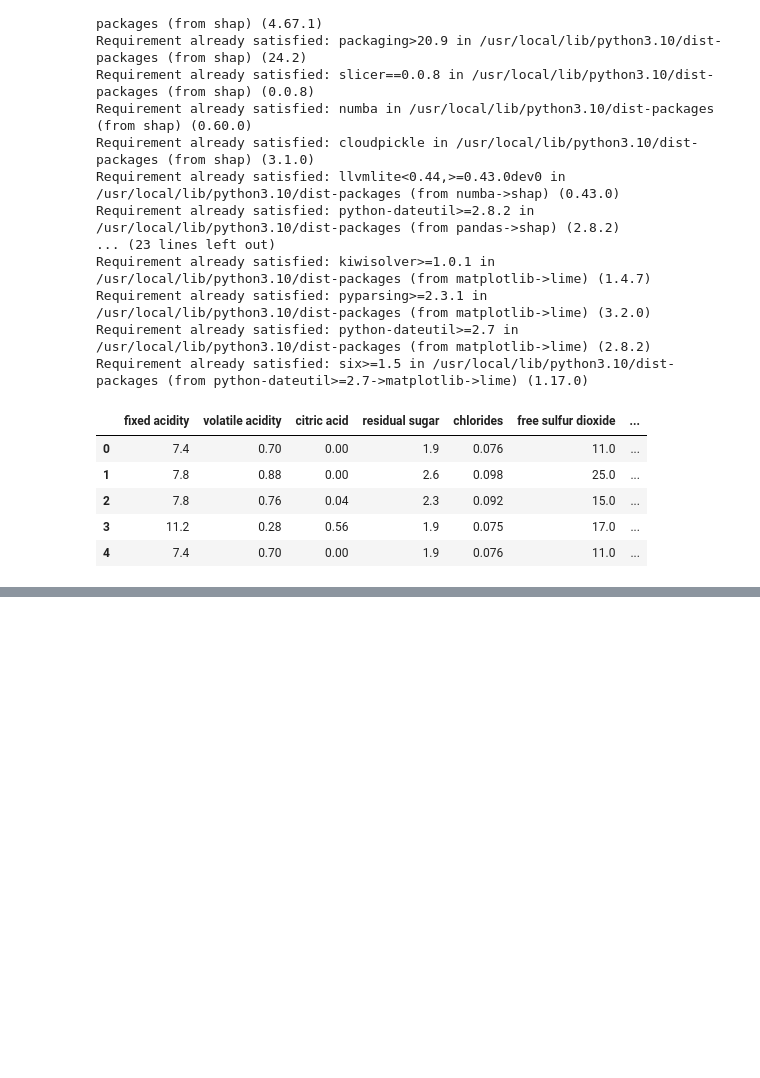
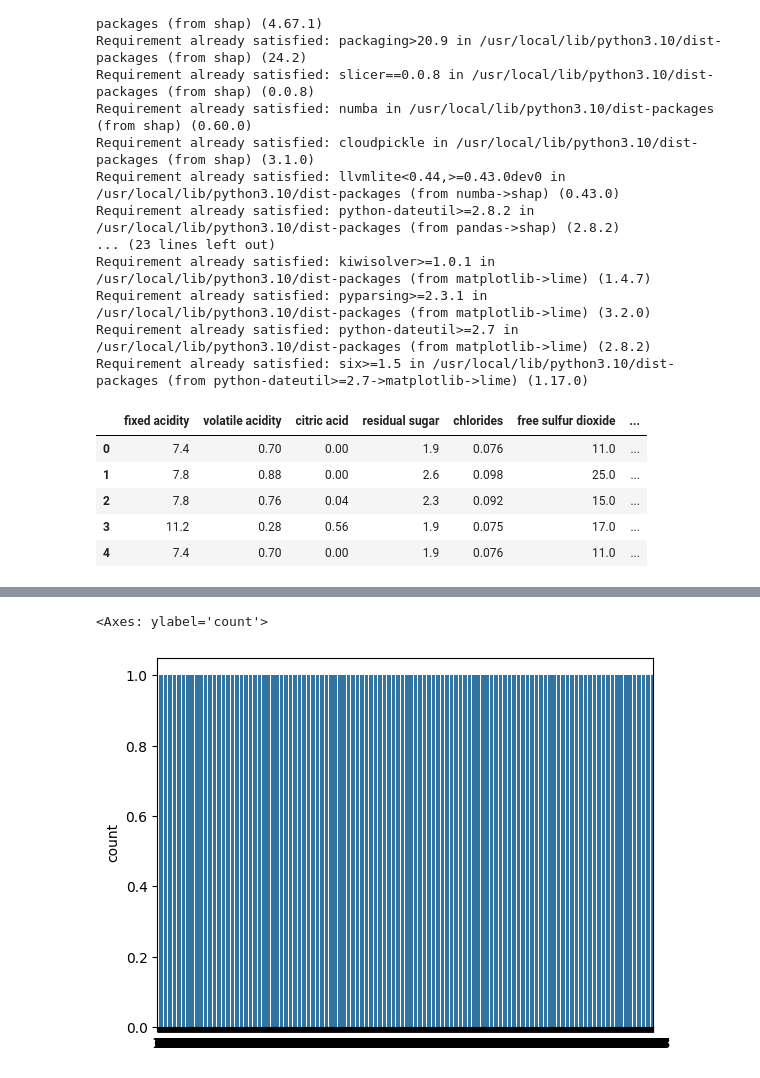
Before and after one commit to emiryavuz-13/xai-winequality-red, a Jupyter notebook: xai-winequality-red.ipynb, the cells around one changed output, grey strips where cells are left out. Drawn from its saved outputs; the diff is of its cells as text; code cells hidden in the pictures; blank space fills up the shorter version.

```diff
--- a/xai-winequality-red.ipynb
+++ b/xai-winequality-red.ipynb
@@ -46,0 +69,5 @@ wine.head()
+# %%
+sns.countplot(wine['quality'])
+# %% [output]
+<Axes: ylabel='count'>
+[figure, added]
```
Also changed, not shown: parts of 4 cells of this notebook.
